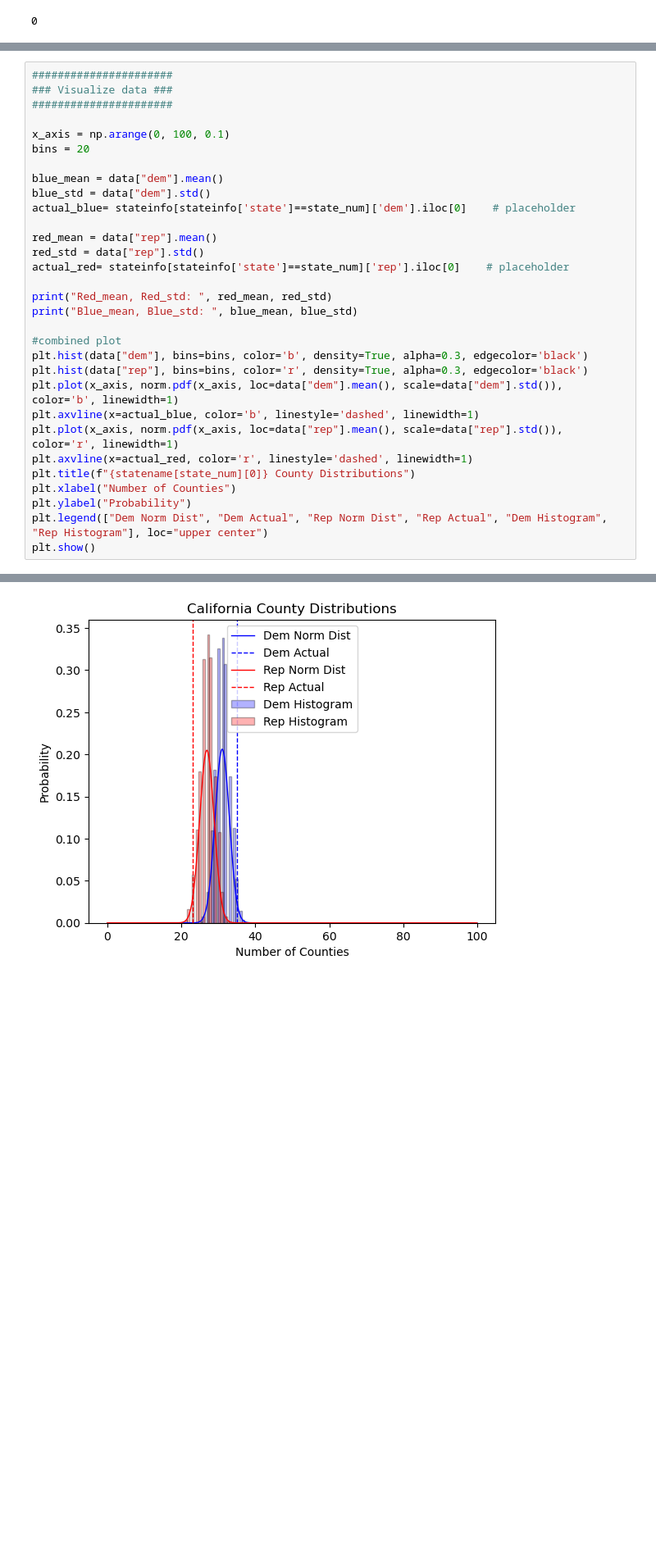
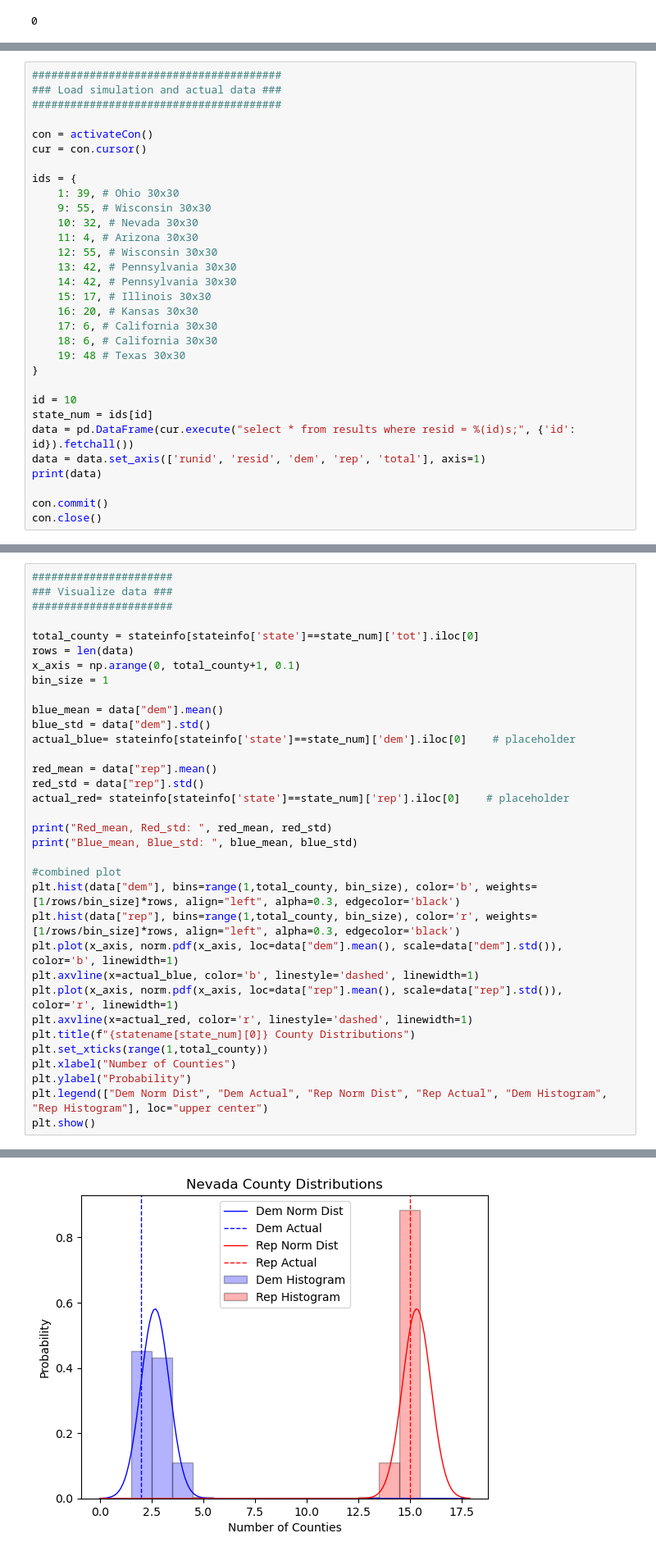
Before and after one commit to Extr1n/CSDS133-final-Gerrymandering, a Jupyter notebook: import_data.ipynb, the cells around one changed output, grey strips where cells are left out. Shown at 82% size. Drawn from its saved outputs; the diff is of its cells as text; blank space fills up the shorter version.

Commit message:
fix graphs

```diff
--- a/import_data.ipynb
+++ b/import_data.ipynb
@@ -349,0 +304,31 @@ con.close()
+# %%
+#######################################
+### Load simulation and actual data ###
+#######################################
+
+con = activateCon()
+cur = con.cursor()
+
+ids = {
+    1: 39, # Ohio 30x30
+    9: 55, # Wisconsin 30x30
+    10: 32, # Nevada 30x30
+    11: 4, # Arizona 30x30
+    12: 55, # Wisconsin 30x30
+    13: 42, # Pennsylvania 30x30
+    14: 42, # Pennsylvania 30x30
+    15: 17, # Illinois 30x30
+    16: 20, # Kansas 30x30
+    17: 6, # California 30x30
+    18: 6, # California 30x30
+    19: 48 # Texas 30x30
+}
+
+id = 10
+state_num = ids[id]
+data = pd.DataFrame(cur.execute("select * from results where resid = %(id)s;", {'id': id}).fetchall())
+data = data.set_axis(['runid', 'resid', 'dem', 'rep', 'total'], axis=1)
+print(data)
+
+con.commit()
+con.close()
@@ -352,8 +352,10 @@ con.close()
 ### Visualize data ###
 ######################
 
-x_axis = np.arange(0, 100, 0.1)
-bins = 20
+total_county = stateinfo[stateinfo['state']==state_num]['tot'].iloc[0]
+rows = len(data)
+x_axis = np.arange(0, total_county+1, 0.1)
+bin_size = 1
 
 blue_mean = data["dem"].mean()
 blue_std = data["dem"].std()
@@ -367,13 +369,14 @@ print("Red_mean, Red_std: ", red_mean, red_std)
 print("Blue_mean, Blue_std: ", blue_mean, blue_std)
 
 #combined plot
-plt.hist(data["dem"], bins=bins, color='b', density=True, alpha=0.3, edgecolor='black')
-plt.hist(data["rep"], bins=bins, color='r', density=True, alpha=0.3, edgecolor='black')
+plt.hist(data["dem"], bins=range(1,total_county, bin_size), color='b', weights=[1/rows/bin_size]*rows, align="left", alpha=0.3, edgecolor='black')
+plt.hist(data["rep"], bins=range(1,total_county, bin_size), color='r', weights=[1/rows/bin_size]*rows, align="left", alpha=0.3, edgecolor='black')
 plt.plot(x_axis, norm.pdf(x_axis, loc=data["dem"].mean(), scale=data["dem"].std()), color='b', linewidth=1)
 plt.axvline(x=actual_blue, color='b', linestyle='dashed', linewidth=1)
 plt.plot(x_axis, norm.pdf(x_axis, loc=data["rep"].mean(), scale=data["rep"].std()), color='r', linewidth=1)
 plt.axvline(x=actual_red, color='r', linestyle='dashed', linewidth=1)
 plt.title(f"{statename[state_num][0]} County Distributions")
+plt.set_xticks(range(1,total_county))
 plt.xlabel("Number of Counties")
 plt.ylabel("Probability")
 plt.legend(["Dem Norm Dist", "Dem Actual", "Rep Norm Dist", "Rep Actual", "Dem Histogram", "Rep Histogram"], loc="upper center")
@@ -384 +387 @@ Blue_mean, Blue_std:  31.051111111111112 1.9343073505680268
-[figure, old version]
+[figure, new version]
```
Also changed, not shown: parts of 5 cells of this notebook.
